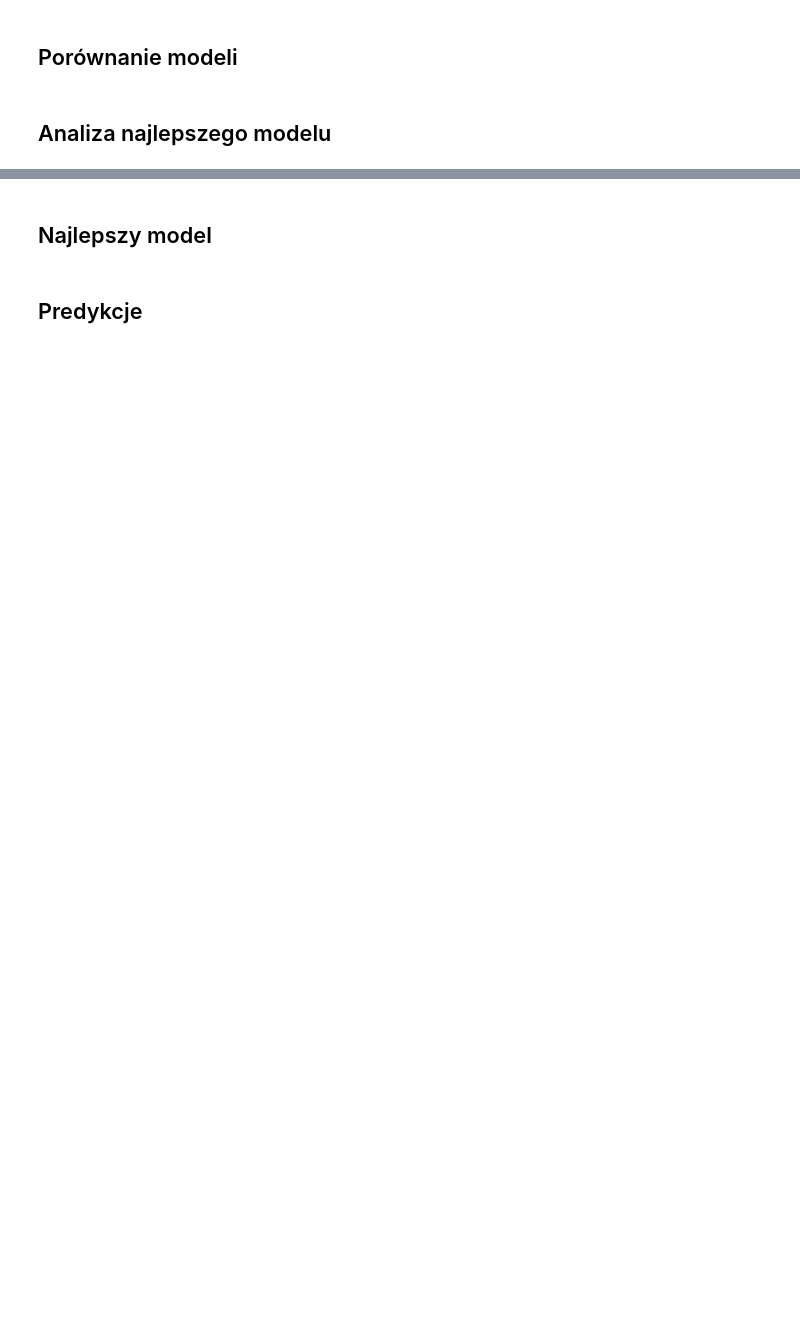
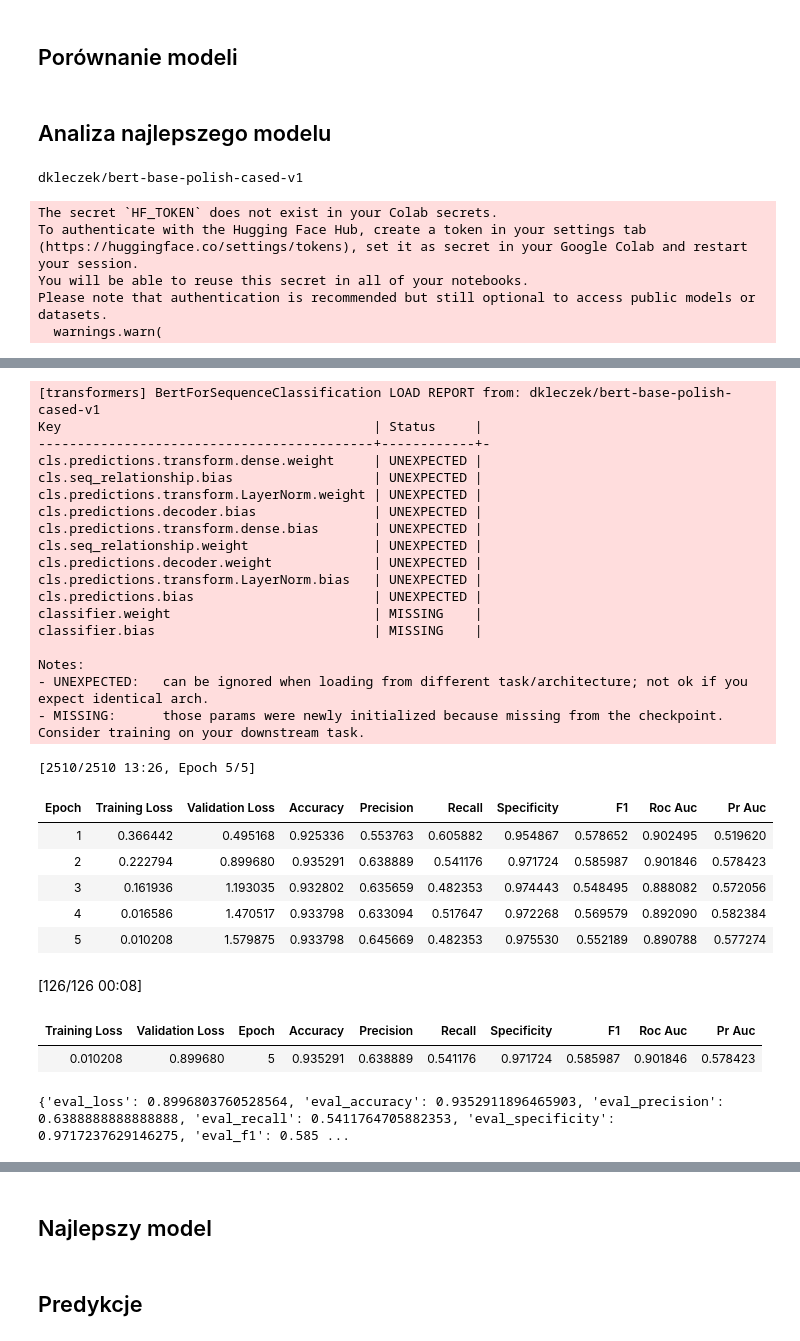
Before and after one commit to szymonsteccc/ssne_26L, a Jupyter notebook: FINAL/rozwiazanie.ipynb, the cells around one changed output, grey strips where cells are left out. Drawn from its saved outputs; the diff is of its cells as text; code cells hidden in the pictures; blank space fills up the shorter version.

Commit message:
Utworzono za pomocą Colab

```diff
--- a/FINAL/rozwiazanie.ipynb
+++ b/FINAL/rozwiazanie.ipynb
@@ -210,6 +212,8 @@ best_model_name = results_df.sort_values(
 print(f"\nBEST MODEL: {best_model_name}")
 # %% [markdown]
 ## Analiza najlepszego modelu
+# %%
+best_model_name = "dkleczek/bert-base-polish-cased-v1"
 # %%
 print(best_model_name)
 
@@ -242,7 +246,7 @@ args = TrainingArguments(
     num_train_epochs=5,
     weight_decay=0.01,
     load_best_model_at_end=True,
-    metric_for_best_model="f1",
+    metric_for_best_model="recall",
     greater_is_better=True,
     logging_steps=20,
     report_to="none"
@@ -259,5 +263,10 @@ trainer = WeightedTrainer(
 trainer.train()
 
 metrics = trainer.evaluate()
-
-print(metrics)
+# %% [output]
+dkleczek/bert-base-polish-cased-v1
+The secret `HF_TOKEN` does not exist in your Colab secrets.
+To authenticate with the Hugging Face Hub, create a token in your settings tab (https://huggingface.co/settings/tokens), set it as secret in your Google Colab and restart your session.
+You will be able to reuse this secret in all of your notebooks.
+Please note that authentication is recommended but still optional to access public models or datasets.
+  warnings.warn(
@@ -264,3 +275,35 @@ print(metrics)
+[transformers] BertForSequenceClassification LOAD REPORT from: dkleczek/bert-base-polish-cased-v1
+Key                                        | Status     |
+-------------------------------------------+------------+-
+cls.predictions.transform.dense.weight     | UNEXPECTED |
+cls.seq_relationship.bias                  | UNEXPECTED |
+cls.predictions.transform.LayerNorm.weight | UNEXPECTED |
+cls.predictions.decoder.bias               | UNEXPECTED |
+cls.predictions.transform.dense.bias       | UNEXPECTED |
+cls.seq_relationship.weight                | UNEXPECTED |
+cls.predictions.decoder.weight             | UNEXPECTED |
+cls.predictions.transform.LayerNorm.bias   | UNEXPECTED |
+cls.predictions.bias                       | UNEXPECTED |
+classifier.weight                          | MISSING    |
+classifier.bias                            | MISSING    |
+
+Notes:
+- UNEXPECTED:   can be ignored when loading from different task/architecture; not ok if you expect identical arch.
+- MISSING:      those params were newly initialized because missing from the checkpoint. Consider training on your downstream task.
+[2510/2510 13:26, Epoch 5/5]
+| Epoch | Training Loss | Validation Loss | Accuracy | Precision | Recall | Specificity | F1 | Roc Auc | Pr Auc |
+| 1 | 0.366442 | 0.495168 | 0.925336 | 0.553763 | 0.605882 | 0.954867 | 0.578652 | 0.902495 | 0.519620 |
+| 2 | 0.222794 | 0.899680 | 0.935291 | 0.638889 | 0.541176 | 0.971724 | 0.585987 | 0.901846 | 0.578423 |
+| 3 | 0.161936 | 1.193035 | 0.932802 | 0.635659 | 0.482353 | 0.974443 | 0.548495 | 0.888082 | 0.572056 |
+| 4 | 0.016586 | 1.470517 | 0.933798 | 0.633094 | 0.517647 | 0.972268 | 0.569579 | 0.892090 | 0.582384 |
+| 5 | 0.010208 | 1.579875 | 0.933798 | 0.645669 | 0.482353 | 0.975530 | 0.552189 | 0.890788 | 0.577274 |
+[126/126 00:08]
+| Training Loss | Validation Loss | Epoch | Accuracy | Precision | Recall | Specificity | F1 | Roc Auc | Pr Auc |
+| 0.010208 | 0.899680 | 5 | 0.935291 | 0.638889 | 0.541176 | 0.971724 | 0.585987 | 0.901846 | 0.578423 |
+# %%
+print(metrics)
+# %% [output]
+{'eval_loss': 0.8996803760528564, 'eval_accuracy': 0.9352911896465903, 'eval_precision': 0.6388888888888888, 'eval_recall': 0.5411764705882353, 'eval_specificity': 0.9717237629146275, 'eval_f1': 0.585 ...
 # %%
 from sklearn.metrics import classification_report
 
```
Also changed, not shown: parts of 4 cells of this notebook.
